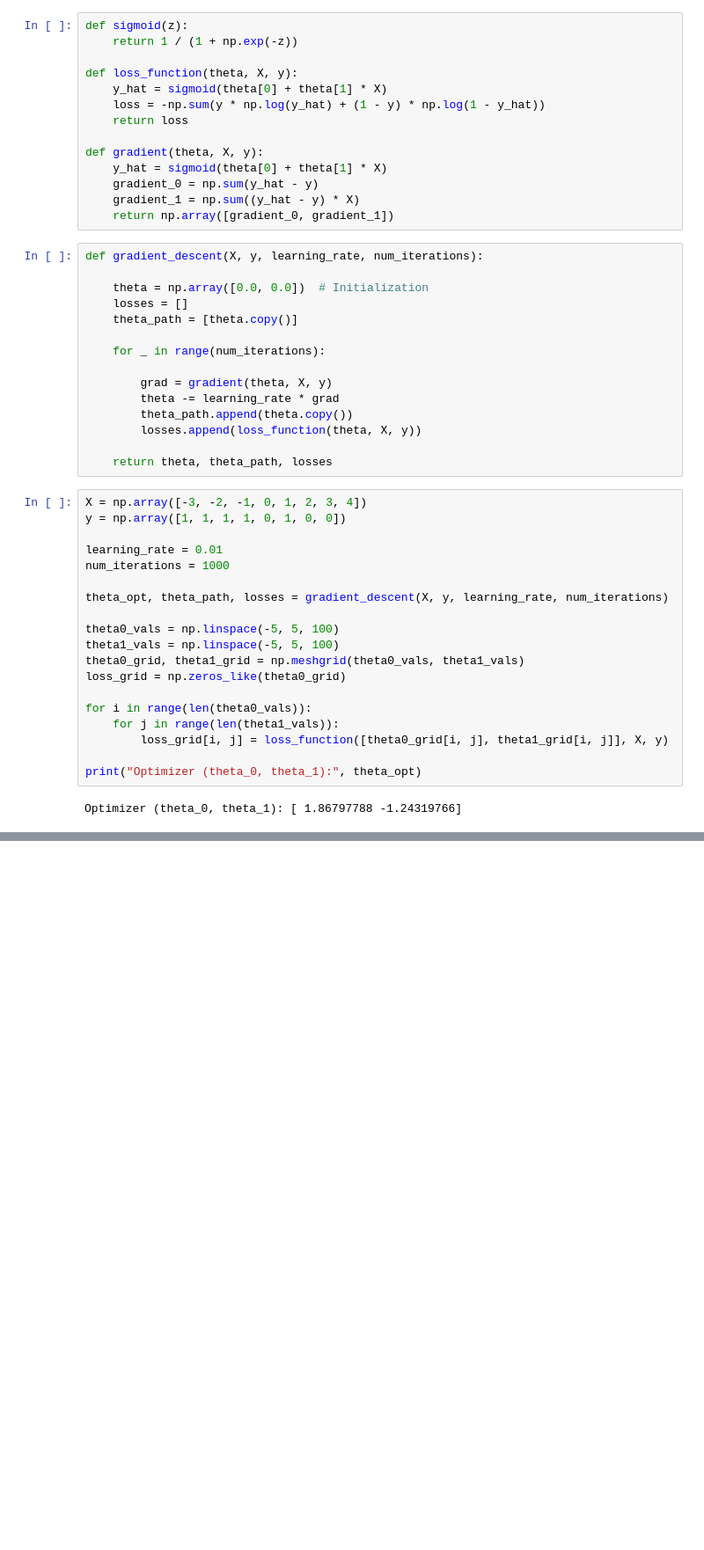
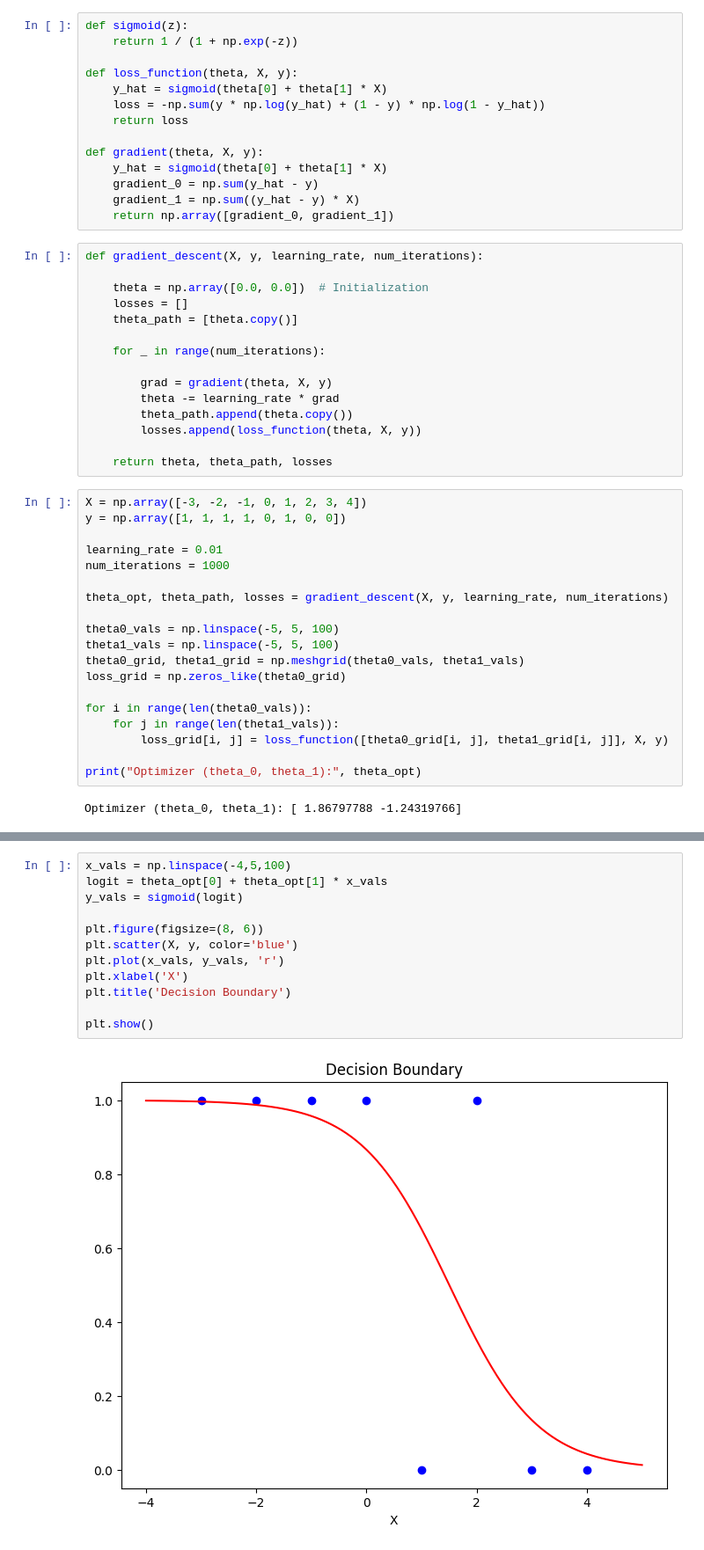
Before and after one commit to therrshan/Machine-Learning-Practice, a Jupyter notebook: 6140 Codes/HW3/CS6140_HW3.ipynb, the cells around one changed output, grey strips where cells are left out. Shown at 88% size. Drawn from its saved outputs; the diff is of its cells as text; blank space fills up the shorter version.

```diff
--- a/6140 Codes/HW3/CS6140_HW3.ipynb
+++ b/6140 Codes/HW3/CS6140_HW3.ipynb
@@ -69,0 +78,14 @@ plt.show()
+# %%
+x_vals = np.linspace(-4,5,100)
+logit = theta_opt[0] + theta_opt[1] * x_vals
+y_vals = sigmoid(logit)
+
+plt.figure(figsize=(8, 6))
+plt.scatter(X, y, color='blue')
+plt.plot(x_vals, y_vals, 'r')
+plt.xlabel('X')
+plt.title('Decision Boundary')
+
+plt.show()
+# %% [output]
+[figure, added]
```
Also changed, not shown: parts of 2 cells of this notebook, 4 other files.
